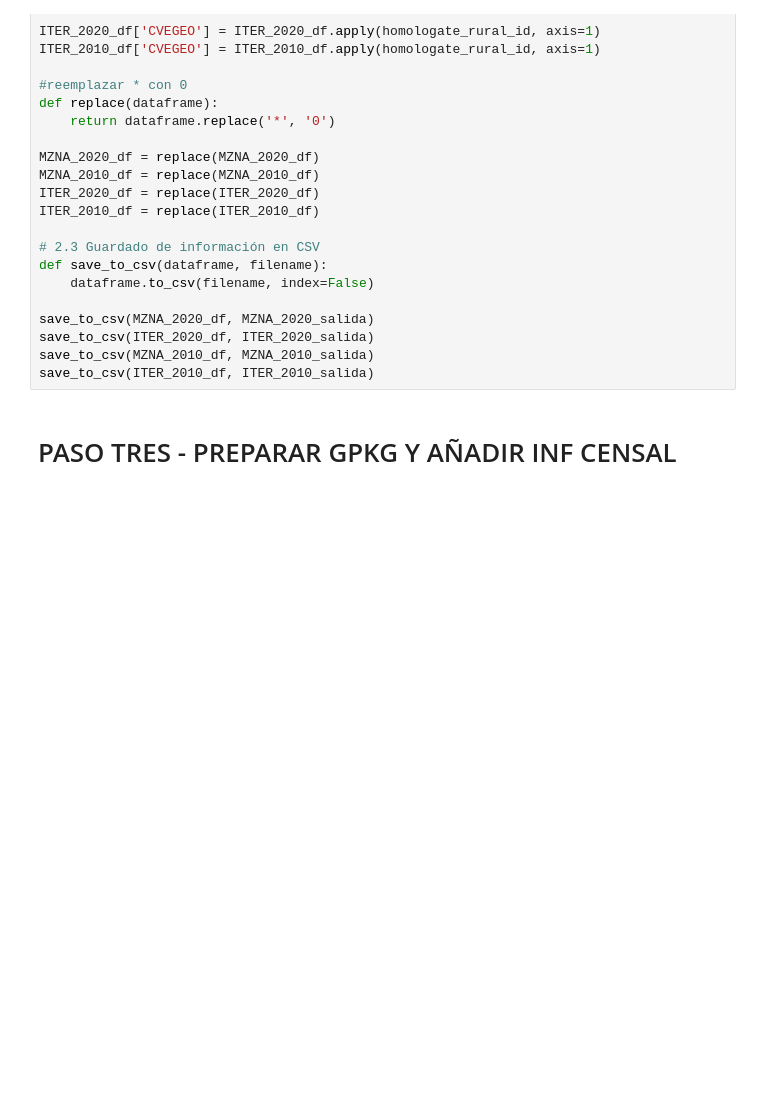
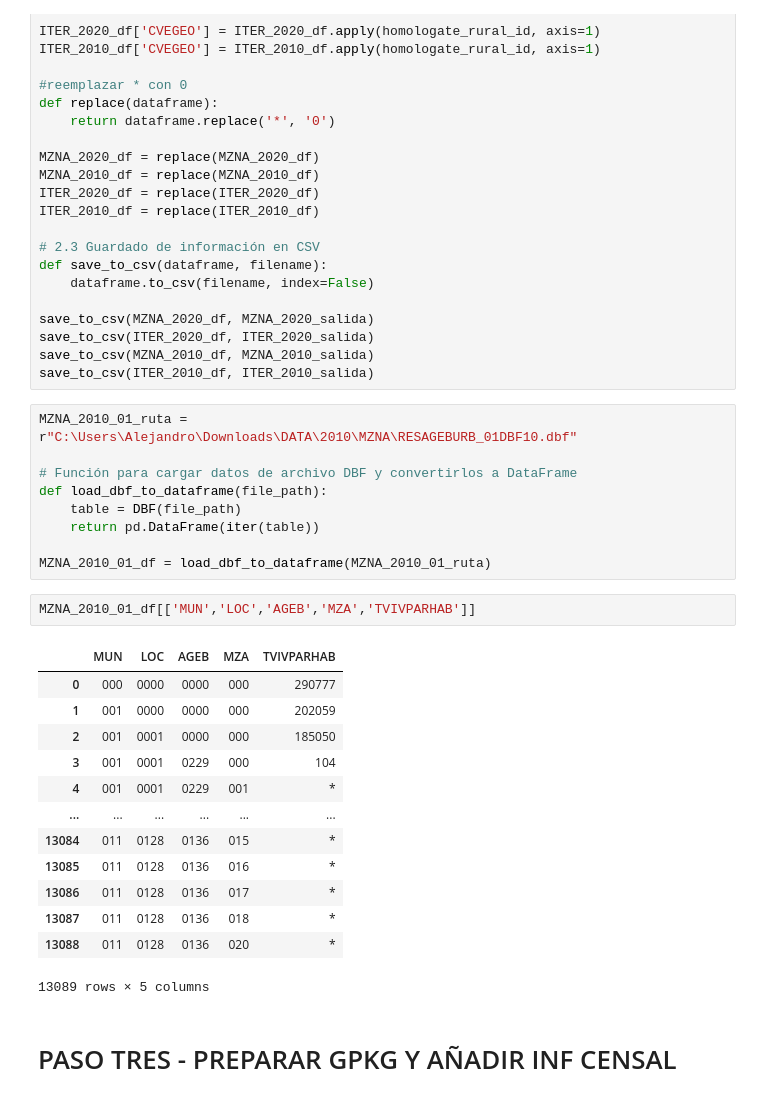
Before and after one commit to unpesodecambio/VOCES-metropolitan-housing-analysis, a Jupyter notebook: VOCES_nac_NB_v1.ipynb, the cells around one changed output. Drawn from its saved outputs; the diff is of its cells as text; blank space fills up the shorter version.

```diff
--- a/VOCES_nac_NB_v1.ipynb
+++ b/VOCES_nac_NB_v1.ipynb
@@ -279,6 +279,31 @@ save_to_csv(MZNA_2020_df, MZNA_2020_salida)
 save_to_csv(ITER_2020_df, ITER_2020_salida)
 save_to_csv(MZNA_2010_df, MZNA_2010_salida)
 save_to_csv(ITER_2010_df, ITER_2010_salida)
+# %%
+MZNA_2010_01_ruta = r"C:\Users\Alejandro\Downloads\DATA\2010\MZNA\RESAGEBURB_01DBF10.dbf"
+
+# Función para cargar datos de archivo DBF y convertirlos a DataFrame
+def load_dbf_to_dataframe(file_path):
+    table = DBF(file_path)
+    return pd.DataFrame(iter(table))
+
+MZNA_2010_01_df = load_dbf_to_dataframe(MZNA_2010_01_ruta)
+# %%
+MZNA_2010_01_df[['MUN','LOC','AGEB','MZA','TVIVPARHAB']]
+# %% [output]
+|  | MUN | LOC | AGEB | MZA | TVIVPARHAB |
+| 0 | 000 | 0000 | 0000 | 000 | 290777 |
+| 1 | 001 | 0000 | 0000 | 000 | 202059 |
+| 2 | 001 | 0001 | 0000 | 000 | 185050 |
+| 3 | 001 | 0001 | 0229 | 000 | 104 |
+| 4 | 001 | 0001 | 0229 | 001 | * |
+| ... | ... | ... | ... | ... | ... |
+| 13084 | 011 | 0128 | 0136 | 015 | * |
+| 13085 | 011 | 0128 | 0136 | 016 | * |
+| 13086 | 011 | 0128 | 0136 | 017 | * |
+| 13087 | 011 | 0128 | 0136 | 018 | * |
+| 13088 | 011 | 0128 | 0136 | 020 | * |
+13089 rows × 5 columns
 # %% [markdown]
 # PASO TRES  - PREPARAR GPKG Y AÑADIR INF CENSAL
 # %%
```
Also changed, not shown: parts of 6 cells of this notebook.
